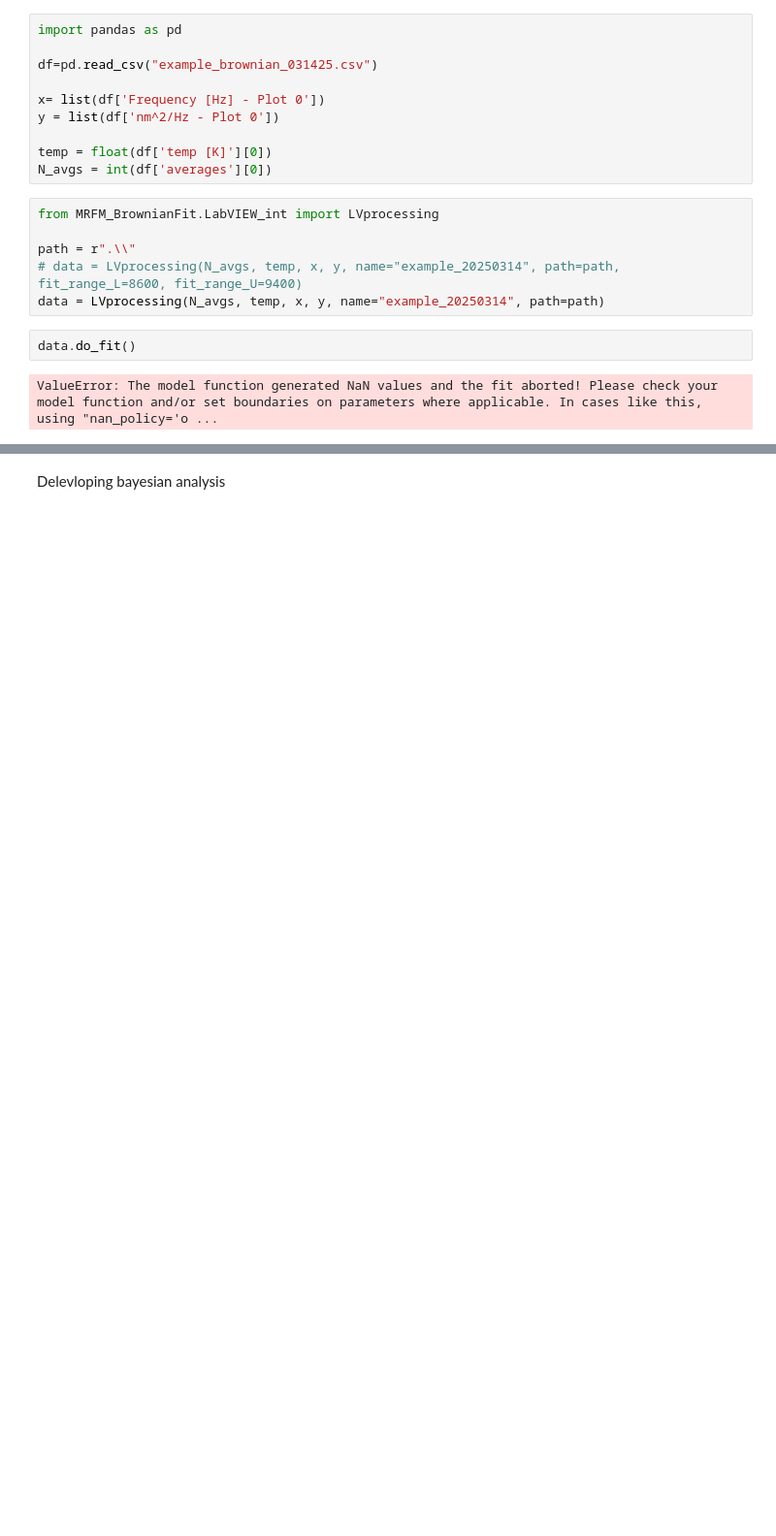
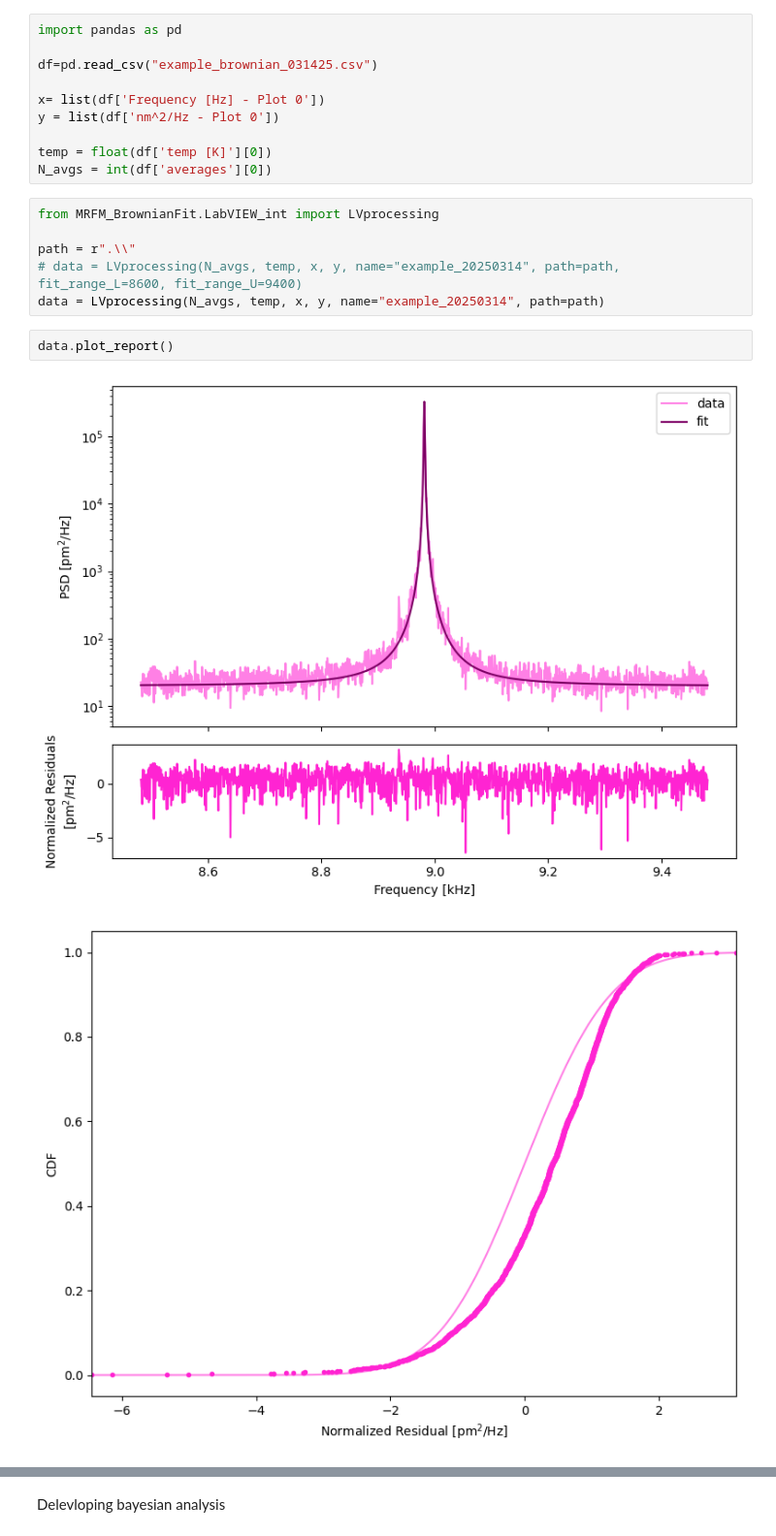
Before and after one commit to klb346/MRFM_BrownianFit, a Jupyter notebook: examples/mrfm_brownian_fit_test_20250522_KLB.ipynb, the cells around one changed output, grey strips where cells are left out. Shown at 97% size. Saved outputs shown, nothing was run; the diff lists cells and outputs as text; blank space fills up the shorter version.

```diff
--- a/examples/mrfm_brownian_fit_test_20250522_KLB.ipynb
+++ b/examples/mrfm_brownian_fit_test_20250522_KLB.ipynb
@@ -15,6 +15,7 @@ path = r".\\"
 # data = LVprocessing(N_avgs, temp, x, y, name="example_20250314", path=path, fit_range_L=8600, fit_range_U=9400)
 data = LVprocessing(N_avgs, temp, x, y, name="example_20250314", path=path)
 # %%
-data.do_fit()
+data.plot_report()
 # %% [output]
-ValueError: The model function generated NaN values and the fit aborted! Please check your model function and/or set boundaries on parameters where applicable. In cases like this, using "nan_policy='o ...
+[figure, added]
+[figure, added]
```
Also changed, not shown: parts of 2 cells of this notebook, 1 other file.
